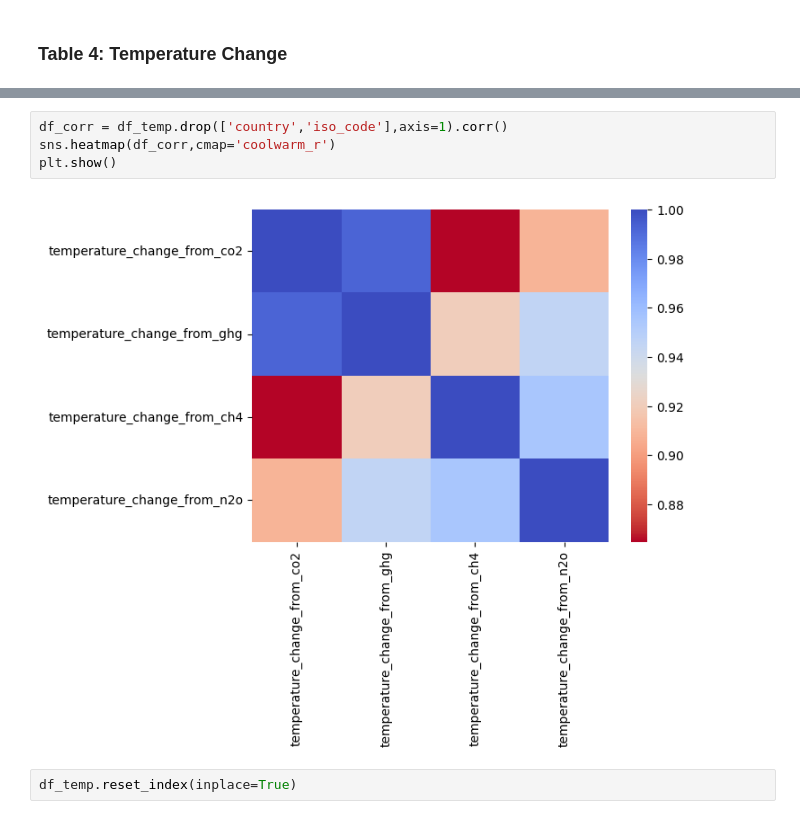
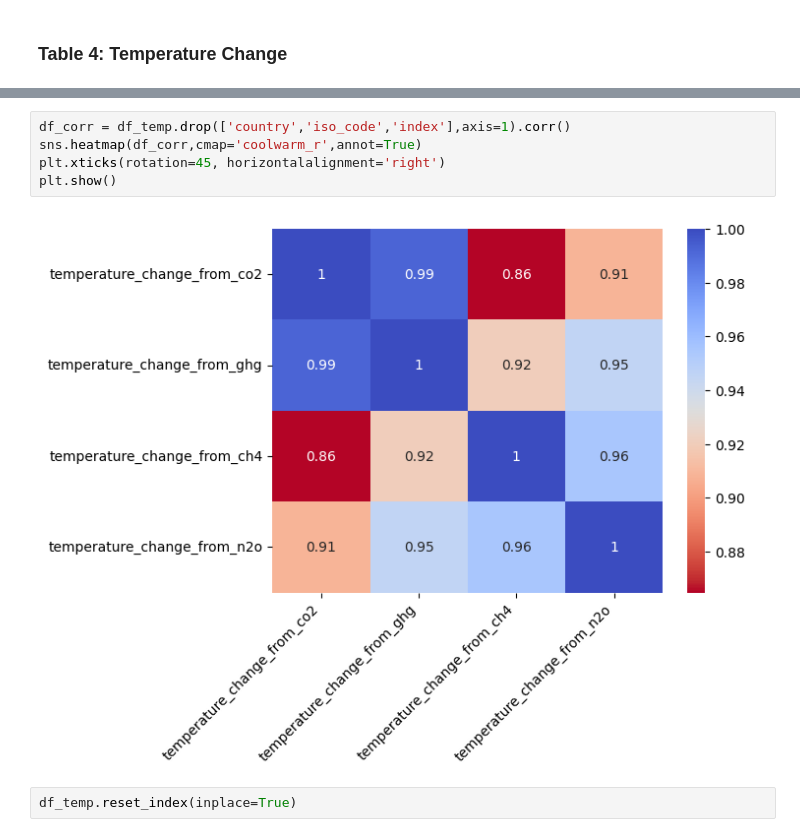
Before and after one commit to bryancastillo10/co2-emissions-analysis, a Jupyter notebook: data-preparation.ipynb, the cells around one changed output, grey strips where cells are left out. Saved outputs shown, nothing was run; the diff lists cells and outputs as text.

Commit message:
adjust visualizations

```diff
--- a/data-preparation.ipynb
+++ b/data-preparation.ipynb
@@ -215,11 +220,12 @@ df_temp.head()
 | 3 | Algeria | DZA | 0.000322 | 0.001275 | 0.000889 | ... |
 | 4 | American Samoa | ASM | NaN | NaN | NaN | ... |
 # %%
-df_corr = df_temp.drop(['country','iso_code'],axis=1).corr()
-sns.heatmap(df_corr,cmap='coolwarm_r')
+df_corr = df_temp.drop(['country','iso_code','index'],axis=1).corr()
+sns.heatmap(df_corr,cmap='coolwarm_r',annot=True)
+plt.xticks(rotation=45, horizontalalignment='right')
 plt.show()
 # %% [output]
-[figure, old version]
+[figure, new version]
 # %%
 df_temp.reset_index(inplace=True)
 # %% [markdown]
```
Also changed, not shown: parts of 1 cell of this notebook.
